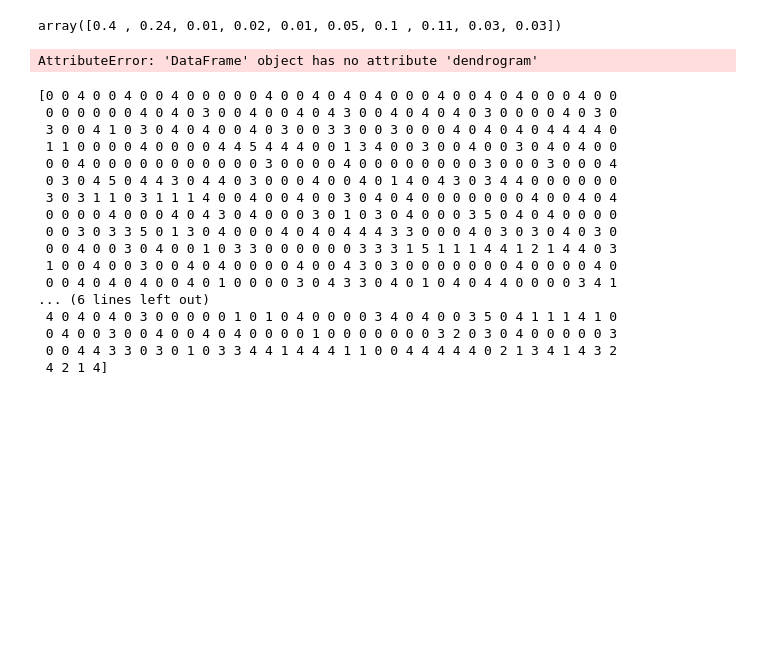
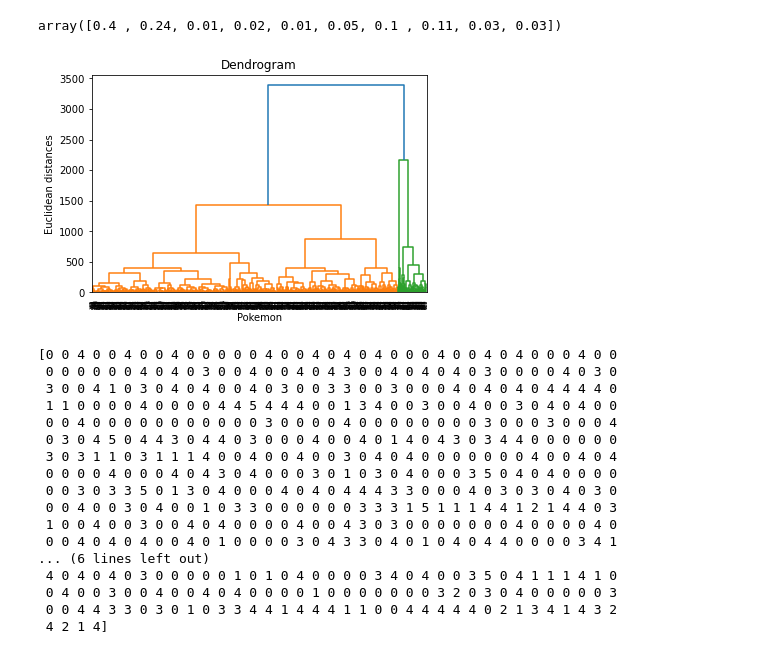
Before and after one commit to maryelo/Clustering-drills, a Jupyter notebook: 2.clustering_drills.ipynb, the cells around one changed output. Cells and saved outputs as stored; diff of their text form; code cells hidden in the pictures; blank space fills up the shorter version.

```diff
--- a/2.clustering_drills.ipynb
+++ b/2.clustering_drills.ipynb
@@ -164,13 +165,13 @@ np.round(bgm.weights_,2)
 array([0.4 , 0.24, 0.01, 0.02, 0.01, 0.05, 0.1 , 0.11, 0.03, 0.03])
 # %%
 ## Using the dendogram to check for optimal numb import scipy.cluster.hierarchy as sch
-dendrogram = pokemon.dendrogram(pokemon.linkage(pokemon_metrics, method = 'ward'))
+dendrogram = sch.dendrogram(sch.linkage(pokemon_metrics, method = 'ward'))
 plt.title('Dendrogram')
 plt.xlabel('Pokemon')
 plt.ylabel('Euclidean distances')
 plt.show()
 # %% [output]
-AttributeError: 'DataFrame' object has no attribute 'dendrogram'
+[figure, added]
 # %%
 from sklearn.cluster import AgglomerativeClustering
 hc = AgglomerativeClustering(n_clusters = 6, affinity = 'euclidean', linkage = 'ward')
```
Also changed, not shown: parts of 16 cells of this notebook.
